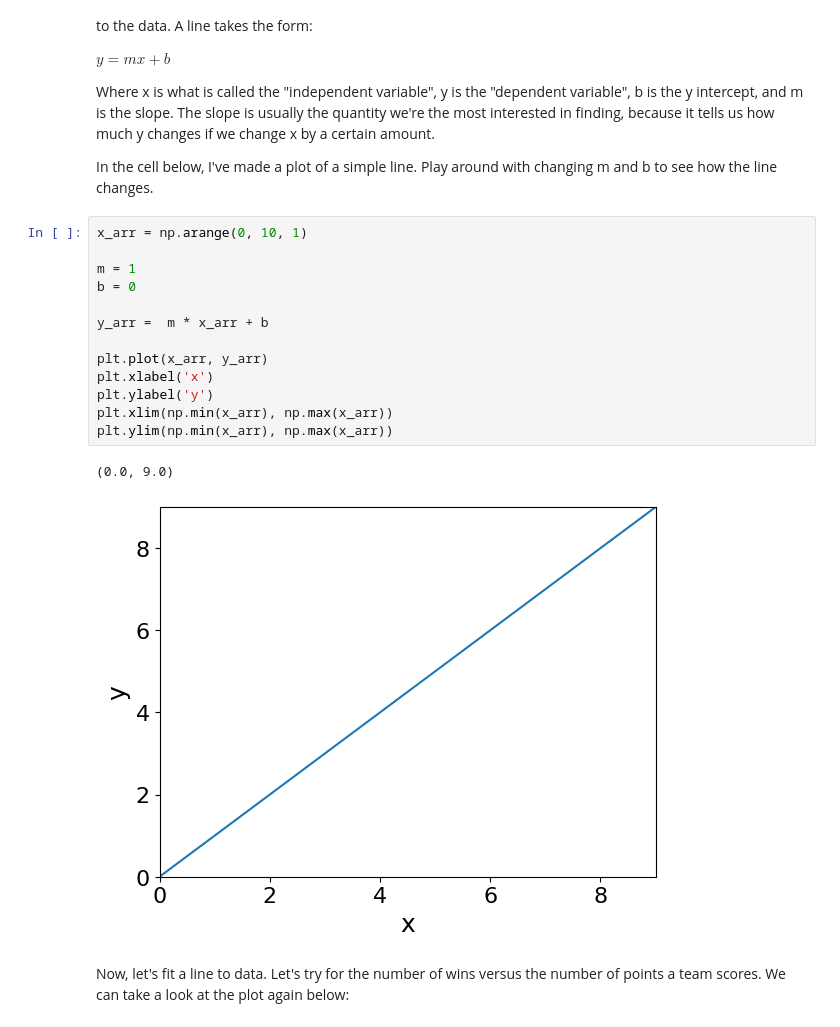
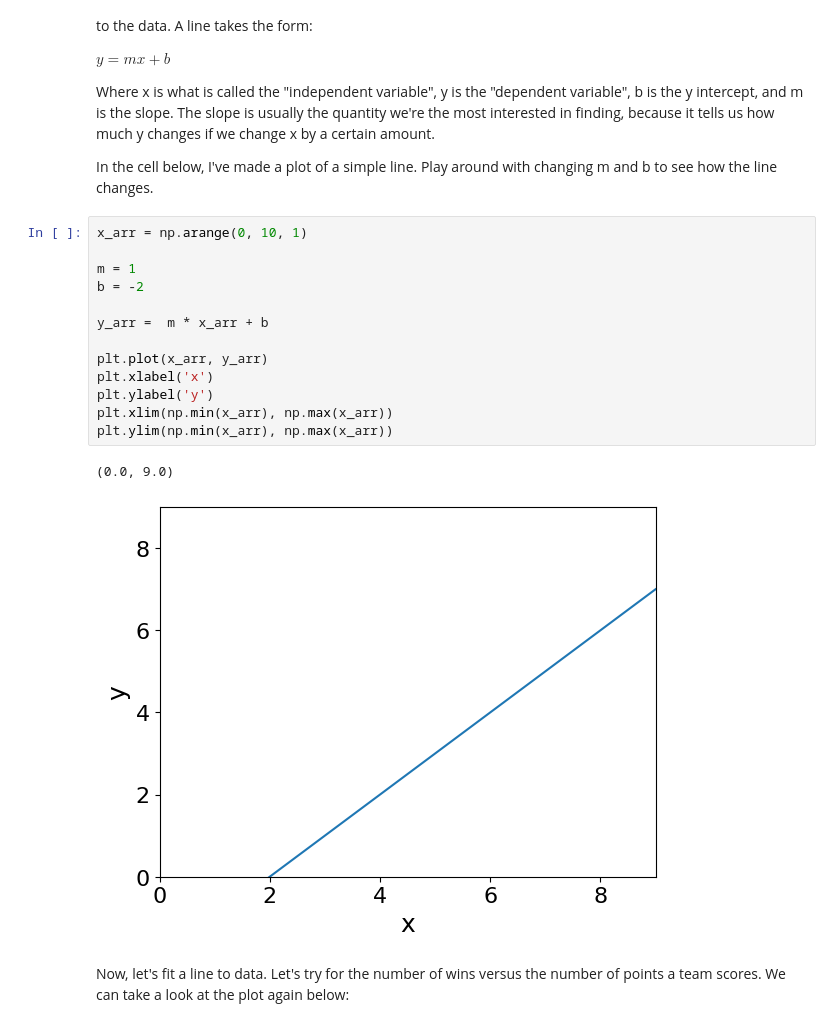
Before and after one commit to walipalmer/CFR-2024, a Jupyter notebook: module_stats/statistics3.ipynb, the cells around one changed output. Cells and saved outputs as stored; diff of their text form.

```diff
--- a/module_stats/statistics3.ipynb
+++ b/module_stats/statistics3.ipynb
@@ -200,19 +275,19 @@ In the cell below, I've made a plot of a simple line. Play around with changing
 # %%
 x_arr = np.arange(0, 10, 1)
 
 m = 1
-b = 0
+b = -2
 
 y_arr =  m * x_arr + b
 
 plt.plot(x_arr, y_arr)
 plt.xlabel('x')
 plt.ylabel('y')
 plt.xlim(np.min(x_arr), np.max(x_arr))
 plt.ylim(np.min(x_arr), np.max(x_arr))
 # %% [output]
 (0.0, 9.0)
-[figure, old version]
+[figure, new version]
 # %% [markdown]
 Now, let's fit a line to data. Let's try for the number of wins versus the number of points a team scores. We can take a look at the plot again below:
 # %%
```
Also changed, not shown: parts of 8 cells of this notebook, 3 other files.
